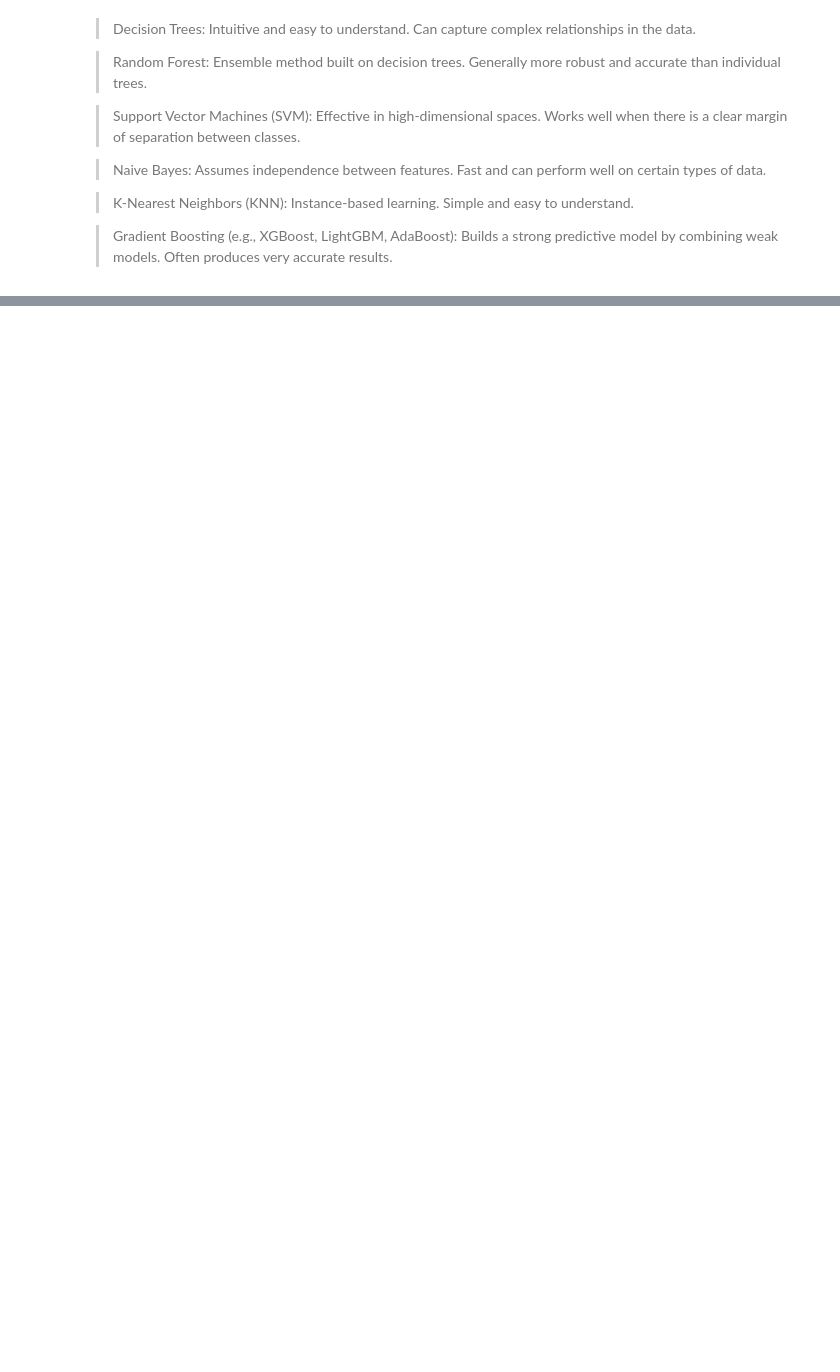
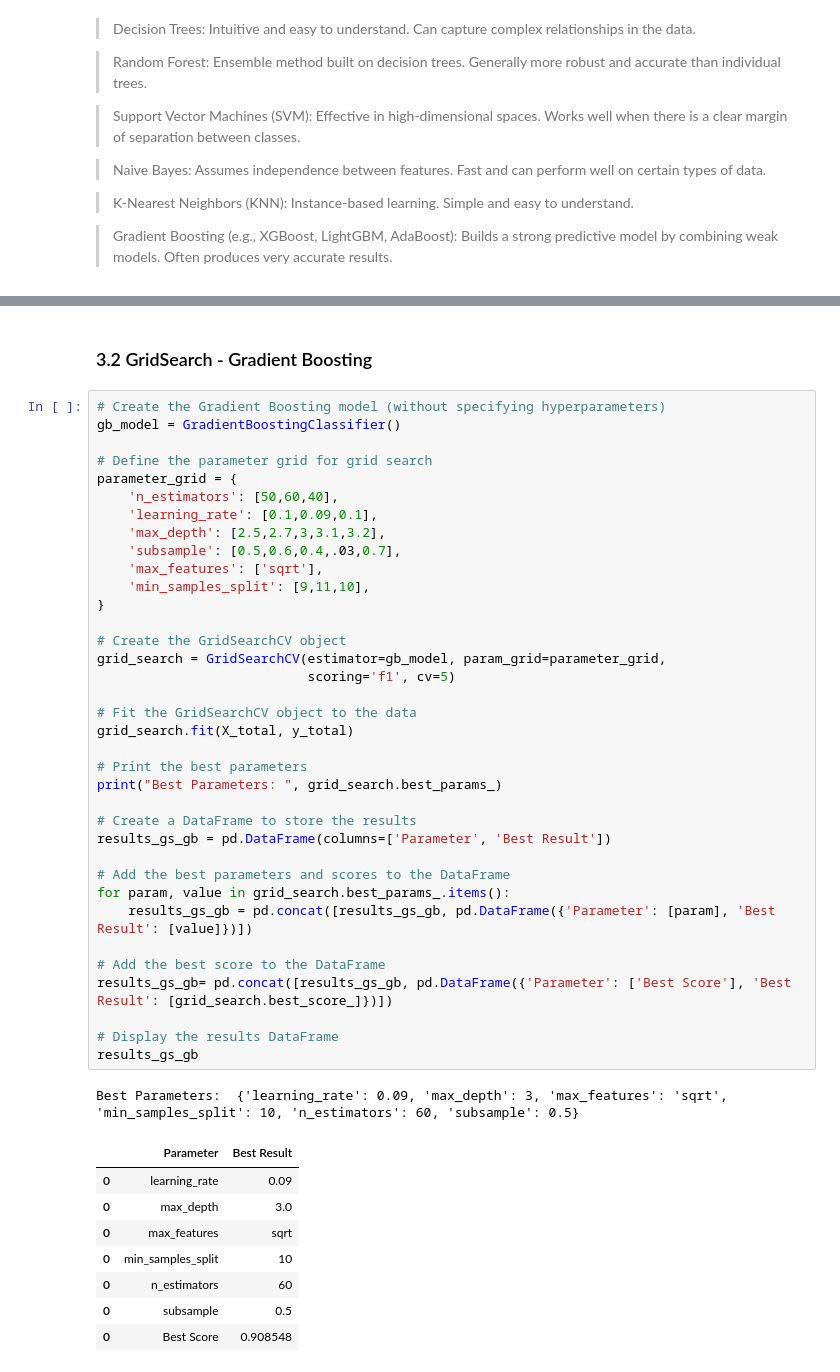
Before and after one commit to sarasustelosantos/bootcamp_group, a Jupyter notebook: 04_modelling.ipynb, the cells around one changed output, grey strips where cells are left out. Saved outputs shown, nothing was run; the diff lists cells and outputs as text; blank space fills up the shorter version.

```diff
--- a/04_modelling.ipynb
+++ b/04_modelling.ipynb
@@ -1045,0 +1109,48 @@ Often produces very accurate results.
+# %% [markdown]
+### 3.2 GridSearch - Gradient Boosting
+# %%
+# Create the Gradient Boosting model (without specifying hyperparameters)
+gb_model = GradientBoostingClassifier()
+
+# Define the parameter grid for grid search
+parameter_grid = {
+    'n_estimators': [50,60,40],
+    'learning_rate': [0.1,0.09,0.1],
+    'max_depth': [2.5,2.7,3,3.1,3.2],
+    'subsample': [0.5,0.6,0.4,.03,0.7],
+    'max_features': ['sqrt'],
+    'min_samples_split': [9,11,10],
+}
+
+# Create the GridSearchCV object
+grid_search = GridSearchCV(estimator=gb_model, param_grid=parameter_grid,
+                           scoring='f1', cv=5)
+
+# Fit the GridSearchCV object to the data
+grid_search.fit(X_total, y_total)
+
+# Print the best parameters
+print("Best Parameters: ", grid_search.best_params_)
+
+# Create a DataFrame to store the results
+results_gs_gb = pd.DataFrame(columns=['Parameter', 'Best Result'])
+
+# Add the best parameters and scores to the DataFrame
+for param, value in grid_search.best_params_.items():
+    results_gs_gb = pd.concat([results_gs_gb, pd.DataFrame({'Parameter': [param], 'Best Result': [value]})])
+
+# Add the best score to the DataFrame
+results_gs_gb= pd.concat([results_gs_gb, pd.DataFrame({'Parameter': ['Best Score'], 'Best Result': [grid_search.best_score_]})])
+
+# Display the results DataFrame
+results_gs_gb
+# %% [output]
+Best Parameters:  {'learning_rate': 0.09, 'max_depth': 3, 'max_features': 'sqrt', 'min_samples_split': 10, 'n_estimators': 60, 'subsample': 0.5}
+|  | Parameter | Best Result |
+| 0 | learning_rate | 0.09 |
+| 0 | max_depth | 3.0 |
+| 0 | max_features | sqrt |
+| 0 | min_samples_split | 10 |
+| 0 | n_estimators | 60 |
+| 0 | subsample | 0.5 |
+| 0 | Best Score | 0.908548 |
```
Also changed, not shown: parts of 14 cells of this notebook.
